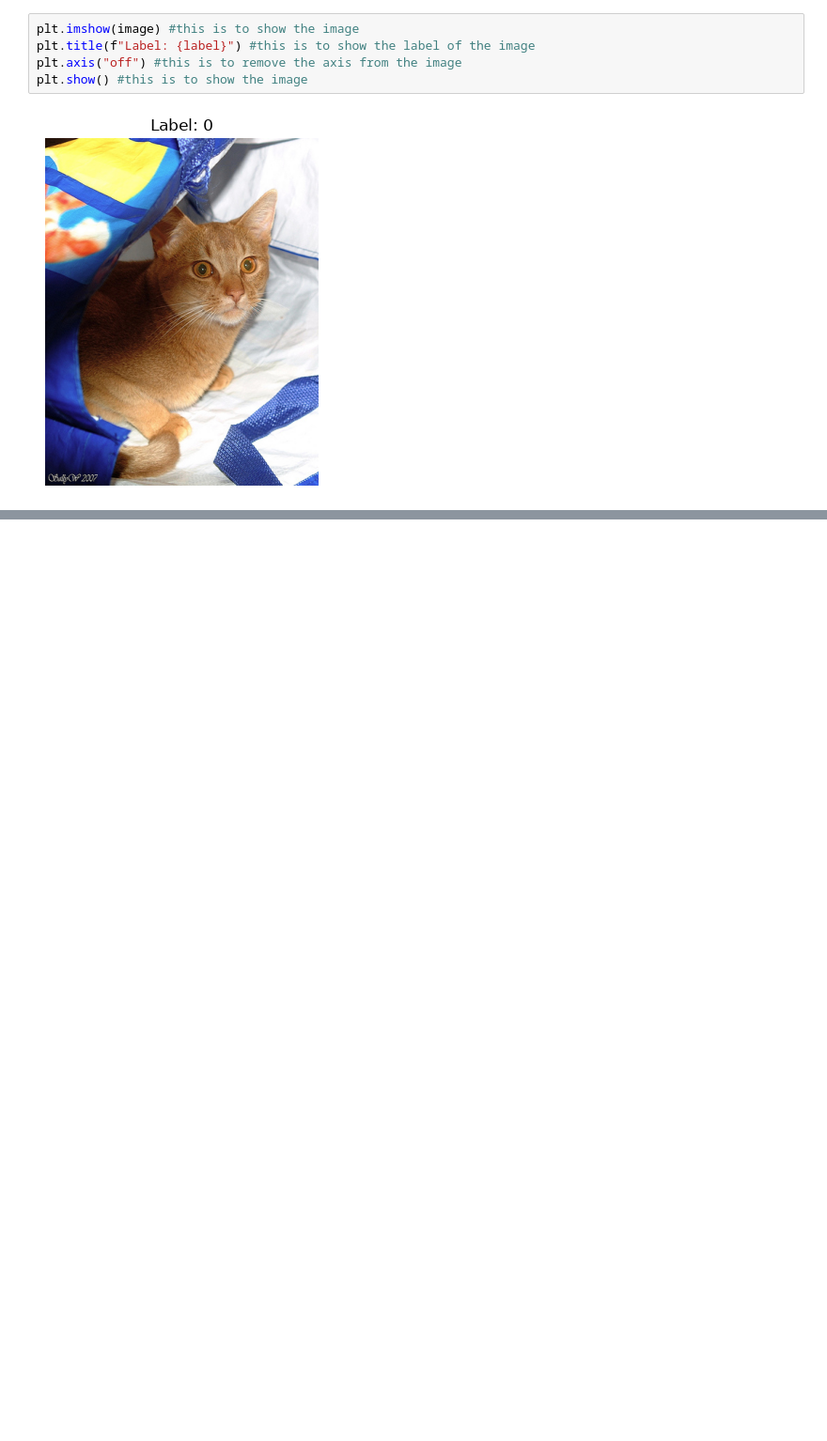
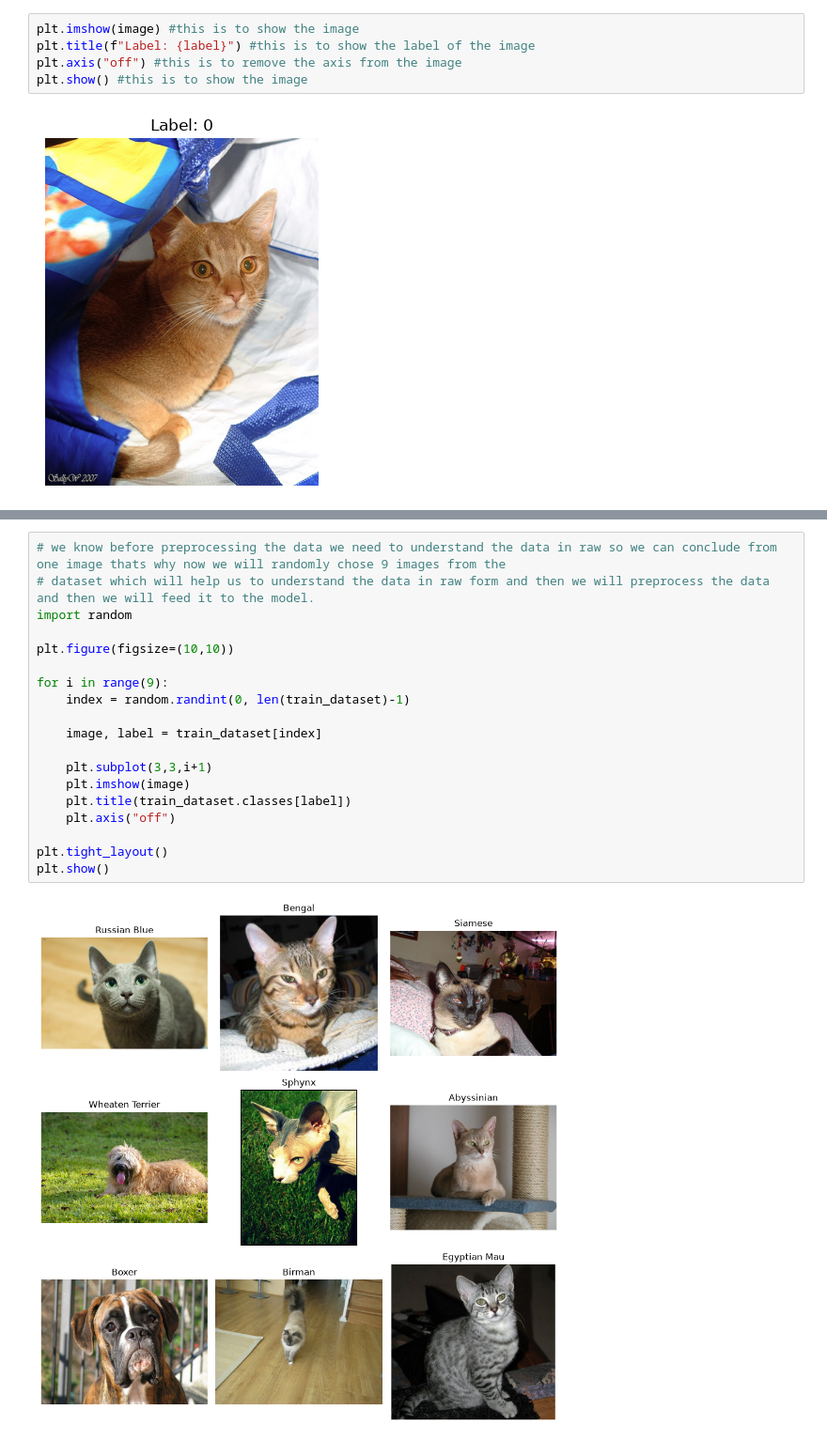
Before and after one commit to Arsh1-06/Image-Classification-Transfer-Learning, a Jupyter notebook: notebooks/Image_Classification_Transfer_Learning.ipynb, the cells around one changed output, grey strips where cells are left out. Shown at 94% size. Drawn from its saved outputs; the diff is of its cells as text; blank space fills up the shorter version.

Commit message:
image preprocessing done

```diff
--- a/notebooks/Image_Classification_Transfer_Learning.ipynb
+++ b/notebooks/Image_Classification_Transfer_Learning.ipynb
@@ -89,0 +110,21 @@ plt.show() #this is to show the image
+# %%
+# we know before preprocessing the data we need to understand the data in raw so we can conclude from one image thats why now we will randomly chose 9 images from the
+# dataset which will help us to understand the data in raw form and then we will preprocess the data and then we will feed it to the model.
+import random
+
+plt.figure(figsize=(10,10))
+
+for i in range(9):
+    index = random.randint(0, len(train_dataset)-1)
+
+    image, label = train_dataset[index]
+
+    plt.subplot(3,3,i+1)
+    plt.imshow(image)
+    plt.title(train_dataset.classes[label])
+    plt.axis("off")
+
+plt.tight_layout()
+plt.show()
+# %% [output]
+[figure, added]
```
Also changed, not shown: parts of 6 cells of this notebook.
